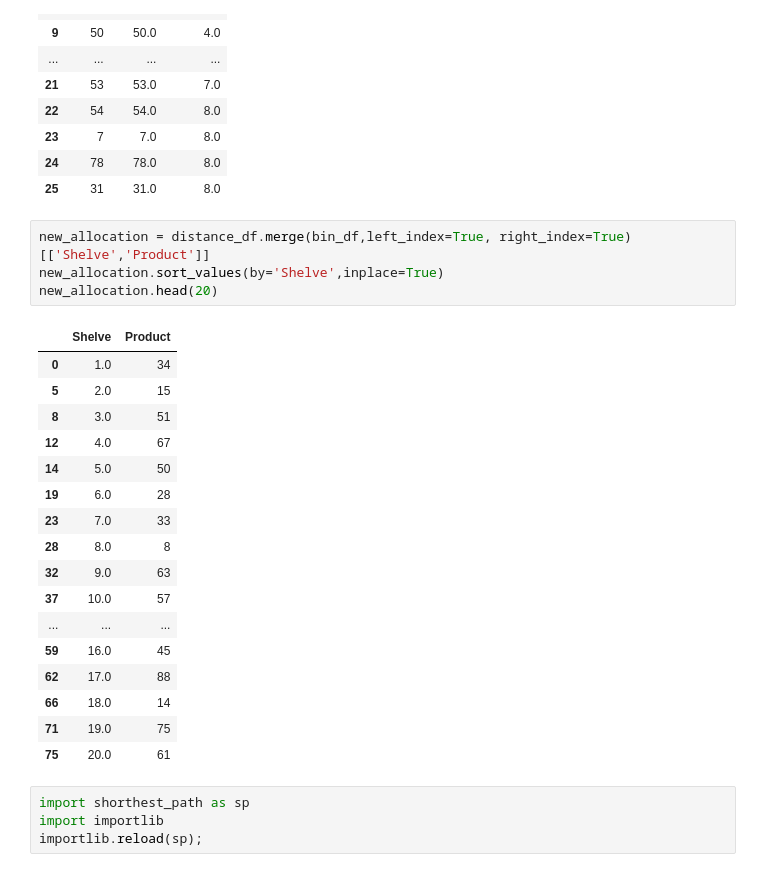
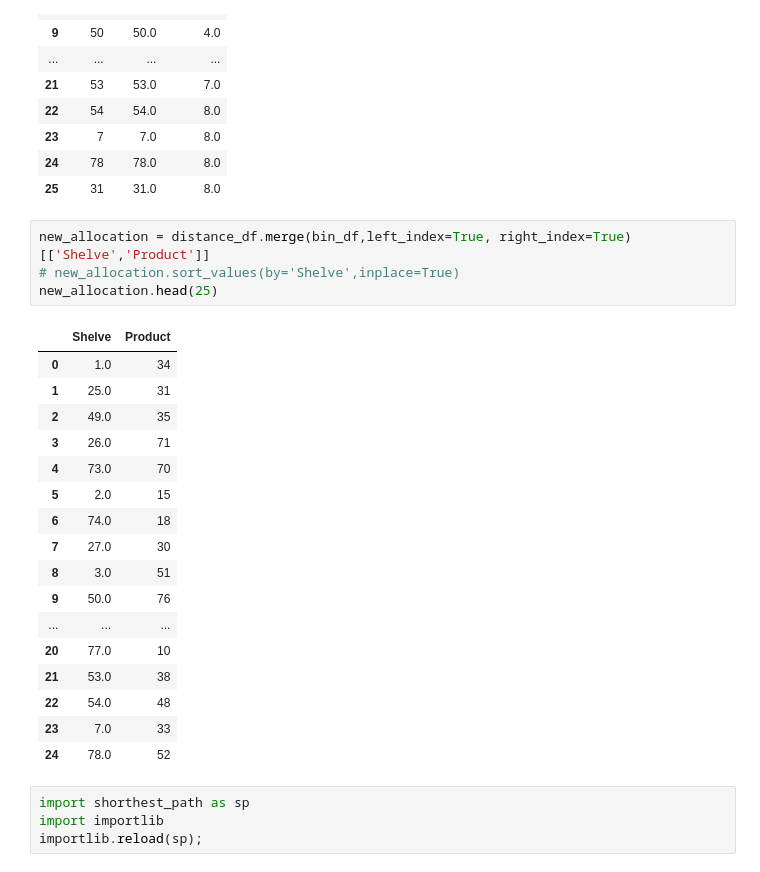
Before and after one commit to nicolastalia/risklog, a Jupyter notebook: assignment_2/assignment2.ipynb, the cells around one changed output. Drawn from its saved outputs; the diff is of its cells as text.

```diff
--- a/assignment_2/assignment2.ipynb
+++ b/assignment_2/assignment2.ipynb
@@ -147,26 +143,26 @@ distance_df.head(26)
 | 25 | 31 | 31.0 | 8.0 |
 # %%
 new_allocation = distance_df.merge(bin_df,left_index=True, right_index=True)[['Shelve','Product']]
-new_allocation.sort_values(by='Shelve',inplace=True)
-new_allocation.head(20)
+# new_allocation.sort_values(by='Shelve',inplace=True)
+new_allocation.head(25)
 # %% [output]
 |  | Shelve | Product |
 | 0 | 1.0 | 34 |
+| 1 | 25.0 | 31 |
+| 2 | 49.0 | 35 |
+| 3 | 26.0 | 71 |
+| 4 | 73.0 | 70 |
 | 5 | 2.0 | 15 |
+| 6 | 74.0 | 18 |
+| 7 | 27.0 | 30 |
 | 8 | 3.0 | 51 |
-| 12 | 4.0 | 67 |
-| 14 | 5.0 | 50 |
-| 19 | 6.0 | 28 |
+| 9 | 50.0 | 76 |
+| ... | ... | ... |
+| 20 | 77.0 | 10 |
+| 21 | 53.0 | 38 |
+| 22 | 54.0 | 48 |
 | 23 | 7.0 | 33 |
-| 28 | 8.0 | 8 |
-| 32 | 9.0 | 63 |
-| 37 | 10.0 | 57 |
-| ... | ... | ... |
-| 59 | 16.0 | 45 |
-| 62 | 17.0 | 88 |
-| 66 | 18.0 | 14 |
-| 71 | 19.0 | 75 |
-| 75 | 20.0 | 61 |
+| 24 | 78.0 | 52 |
 # %%
 import shorthest_path as sp
 import importlib
```
Also changed, not shown: parts of 26 cells of this notebook.
